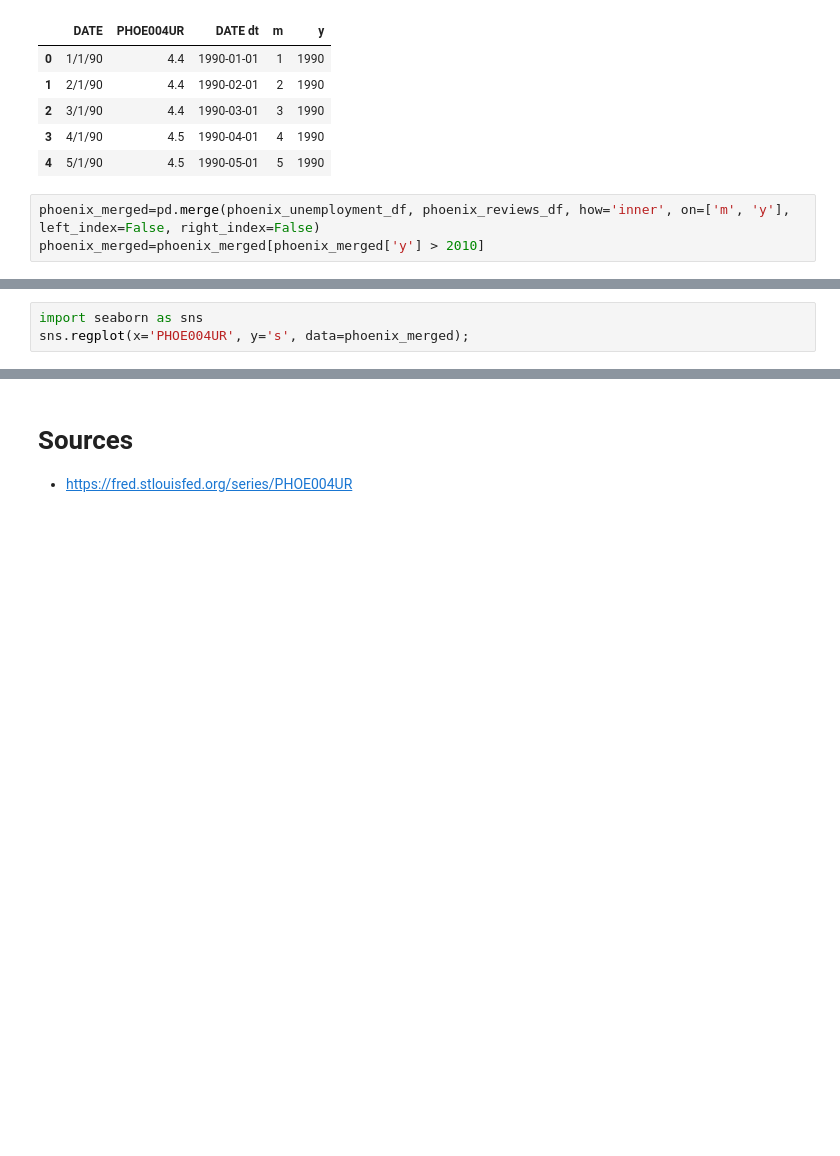
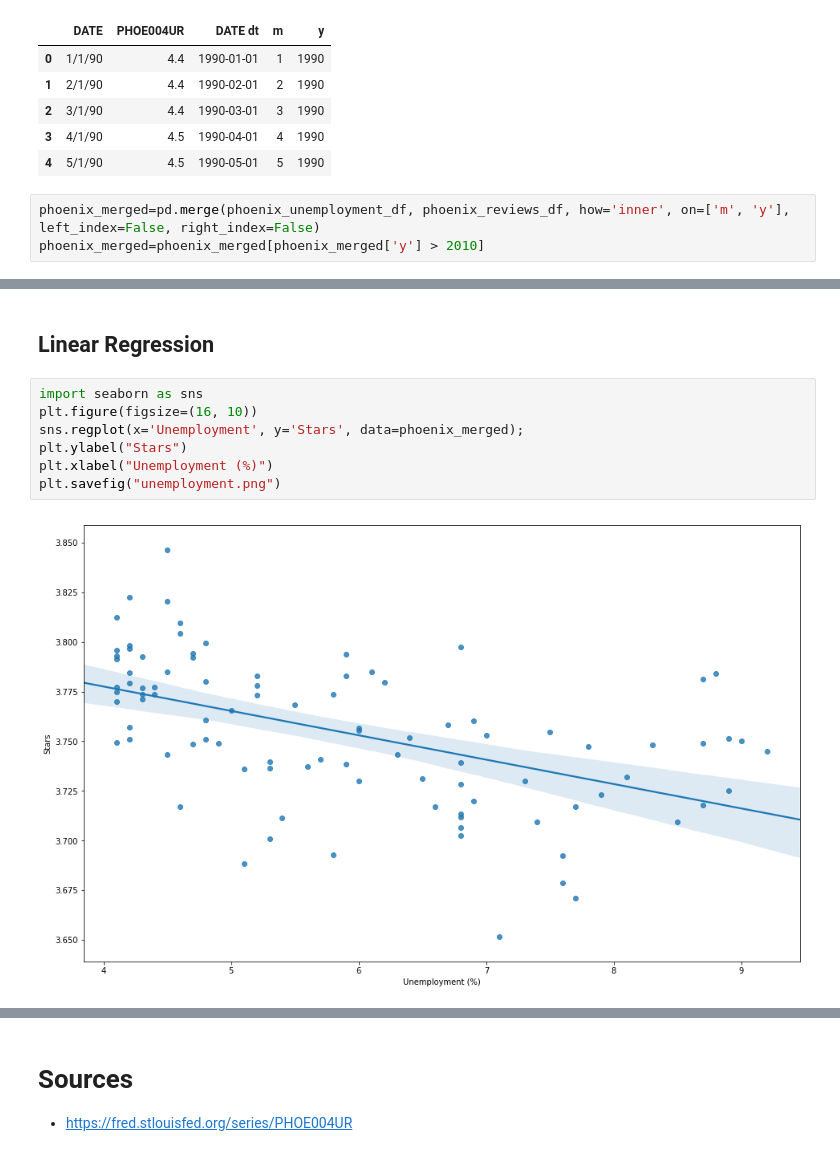
Before and after one commit to Cartercreid/CSPB4502_project_yelp, a Jupyter notebook: unemployment.ipynb, the cells around one changed output, grey strips where cells are left out. Cells and saved outputs as stored; diff of their text form; blank space fills up the shorter version.

```diff
--- a/unemployment.ipynb
+++ b/unemployment.ipynb
@@ -295,5 +294,13 @@ np.corrcoef(phoenix_merged['PHOE004UR'], phoenix_merged['s'])
+# %% [markdown]
+## Linear Regression
 # %%
 import seaborn as sns
-sns.regplot(x='PHOE004UR', y='s', data=phoenix_merged);
+plt.figure(figsize=(16, 10))
+sns.regplot(x='Unemployment', y='Stars', data=phoenix_merged);
+plt.ylabel("Stars")
+plt.xlabel("Unemployment (%)")
+plt.savefig("unemployment.png")
+# %% [output]
+[figure, added]
 # %%
 import statsmodels.formula.api as smf
```
Also changed, not shown: parts of 31 cells of this notebook.
